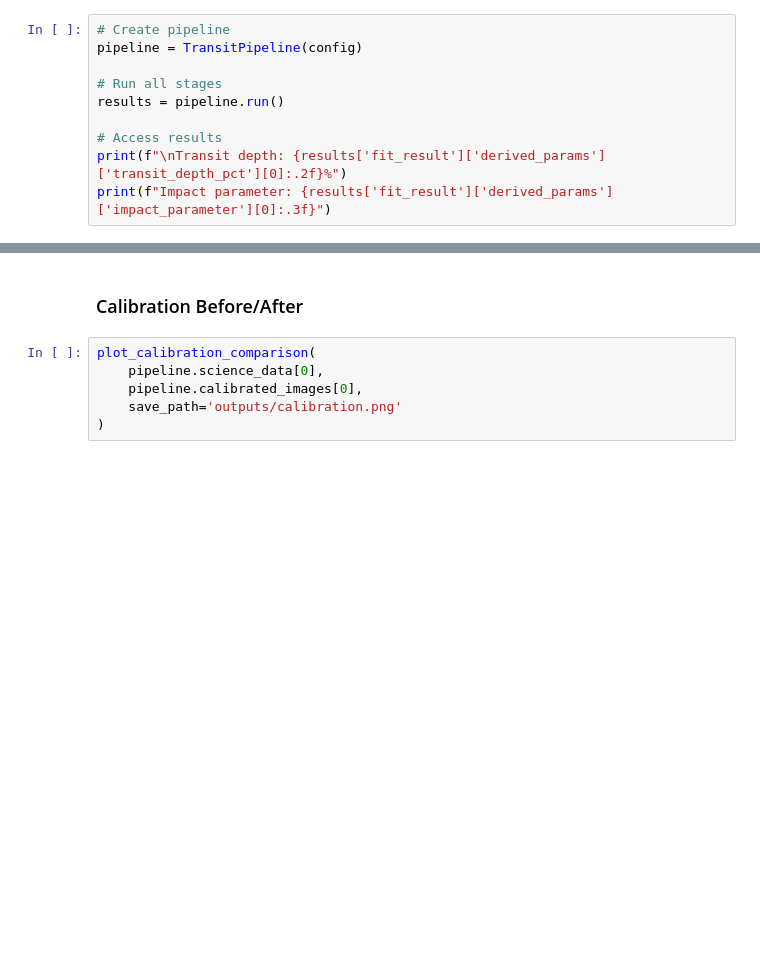
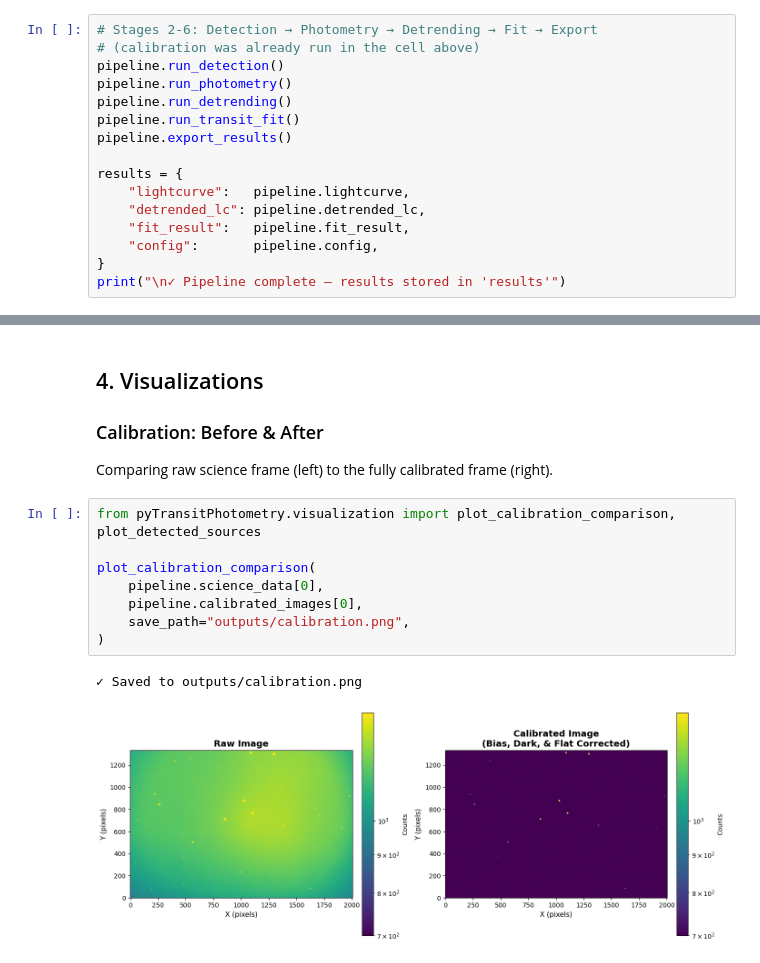
Before and after one commit to CuriousAvenger/pyTransit, a Jupyter notebook: examples/tutorial.ipynb, the cells around one changed output, grey strips where cells are left out. Cells and saved outputs as stored; diff of their text form; blank space fills up the shorter version.

```diff
--- a/examples/tutorial.ipynb
+++ b/examples/tutorial.ipynb
@@ -49,11 +209,17 @@ PIPELINE CONFIGURATION SUMMARY
 # %%
-# Create pipeline
-pipeline = TransitPipeline(config)
+# Stages 2-6: Detection → Photometry → Detrending → Fit → Export
+# (calibration was already run in the cell above)
+pipeline.run_detection()
+pipeline.run_photometry()
+pipeline.run_detrending()
+pipeline.run_transit_fit()
+pipeline.export_results()
 
-# Run all stages
-results = pipeline.run()
-
-# Access results
-print(f"\nTransit depth: {results['fit_result']['derived_params']['transit_depth_pct'][0]:.2f}%")
-print(f"Impact parameter: {results['fit_result']['derived_params']['impact_parameter'][0]:.3f}")
+results = {
+    "lightcurve":   pipeline.lightcurve,
+    "detrended_lc": pipeline.detrended_lc,
+    "fit_result":   pipeline.fit_result,
+    "config":       pipeline.config,
+}
+print("\n✓ Pipeline complete — results stored in 'results'")
 # %% [output]
@@ -203,8 +296,17 @@ from transitphotometry.visualization import (
 # %% [markdown]
-### Calibration Before/After
+## 4. Visualizations
+
+### Calibration: Before & After
+
+Comparing raw science frame (left) to the fully calibrated frame (right).
 # %%
+from pyTransitPhotometry.visualization import plot_calibration_comparison, plot_detected_sources
+
 plot_calibration_comparison(
     pipeline.science_data[0],
     pipeline.calibrated_images[0],
-    save_path='outputs/calibration.png'
+    save_path="outputs/calibration.png",
 )
+# %% [output]
+✓ Saved to outputs/calibration.png
+[figure, added]
```
Also changed, not shown: parts of 31 cells of this notebook, 27 other files.
